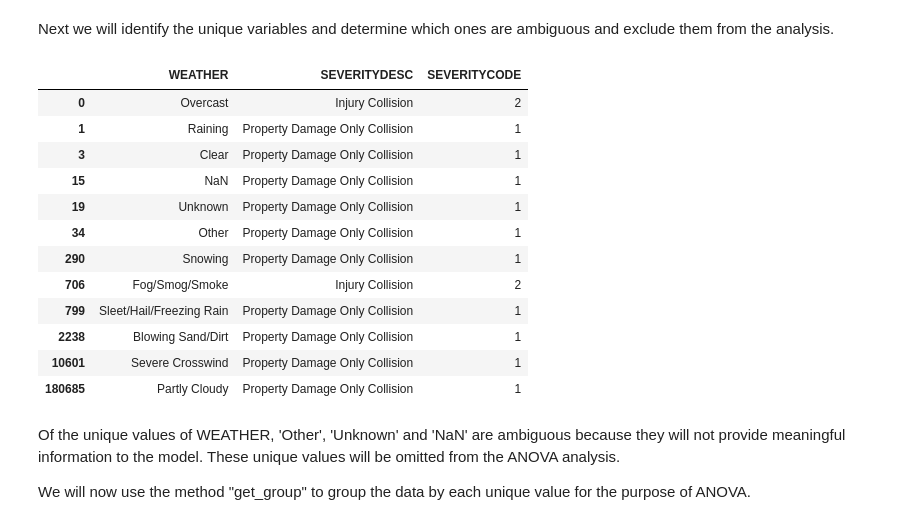
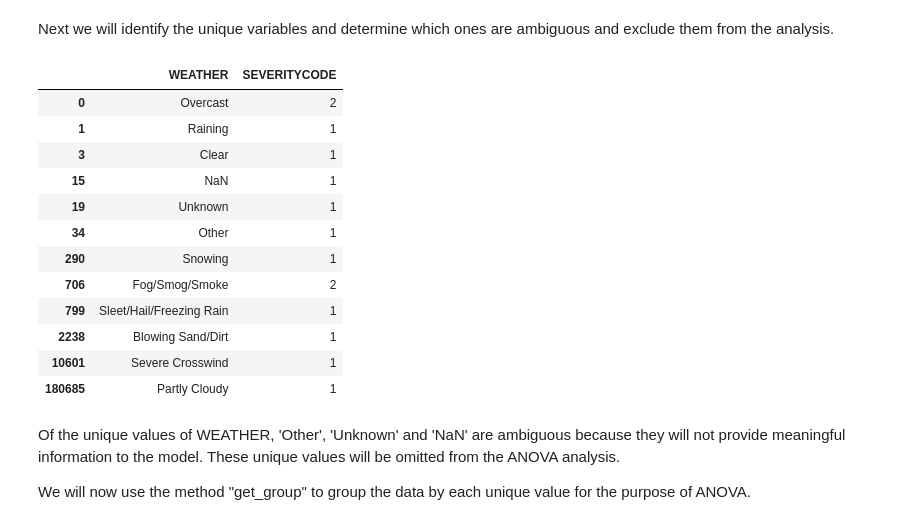
Before and after one commit to trentbarron/Coursera_Capstone, a Jupyter notebook: Capstone_Accident-Severity-Predictor.ipynb, the cells around one changed output. Drawn from its saved outputs; the diff is of its cells as text; code cells hidden in the pictures.

```diff
--- a/Capstone_Accident-Severity-Predictor.ipynb
+++ b/Capstone_Accident-Severity-Predictor.ipynb
@@ -182,22 +182,22 @@ rawdata_anova
 Next we will identify the unique variables and determine which ones are ambiguous and exclude them from the analysis.
 # %%
 #analyze WEATHER
-grouped_weather=rawdata_anova[['WEATHER', 'SEVERITYDESC', 'SEVERITYCODE']].groupby(['WEATHER'])
+grouped_weather=rawdata_anova[['WEATHER', 'SEVERITYCODE']].groupby(['WEATHER'])
 grouped_weather.head(1)
 # %% [output]
-|  | WEATHER | SEVERITYDESC | SEVERITYCODE |
-| 0 | Overcast | Injury Collision | 2 |
-| 1 | Raining | Property Damage Only Collision | 1 |
-| 3 | Clear | Property Damage Only Collision | 1 |
-| 15 | NaN | Property Damage Only Collision | 1 |
-| 19 | Unknown | Property Damage Only Collision | 1 |
-| 34 | Other | Property Damage Only Collision | 1 |
-| 290 | Snowing | Property Damage Only Collision | 1 |
-| 706 | Fog/Smog/Smoke | Injury Collision | 2 |
-| 799 | Sleet/Hail/Freezing Rain | Property Damage Only Collision | 1 |
-| 2238 | Blowing Sand/Dirt | Property Damage Only Collision | 1 |
-| 10601 | Severe Crosswind | Property Damage Only Collision | 1 |
-| 180685 | Partly Cloudy | Property Damage Only Collision | 1 |
+|  | WEATHER | SEVERITYCODE |
+| 0 | Overcast | 2 |
+| 1 | Raining | 1 |
+| 3 | Clear | 1 |
+| 15 | NaN | 1 |
+| 19 | Unknown | 1 |
+| 34 | Other | 1 |
+| 290 | Snowing | 1 |
+| 706 | Fog/Smog/Smoke | 2 |
+| 799 | Sleet/Hail/Freezing Rain | 1 |
+| 2238 | Blowing Sand/Dirt | 1 |
+| 10601 | Severe Crosswind | 1 |
+| 180685 | Partly Cloudy | 1 |
 # %% [markdown]
 Of the unique values of WEATHER, 'Other', 'Unknown' and 'NaN' are ambiguous because they will not provide meaningful information to the model.  These unique values will be omitted from the ANOVA analysis.
 
```
